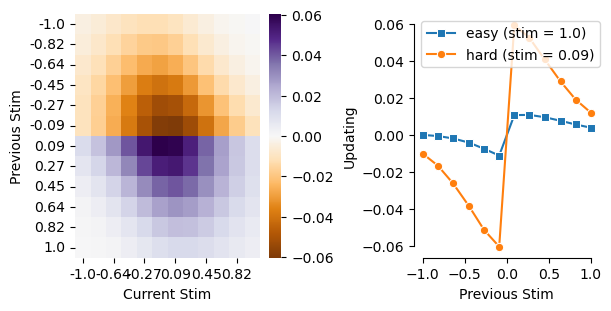
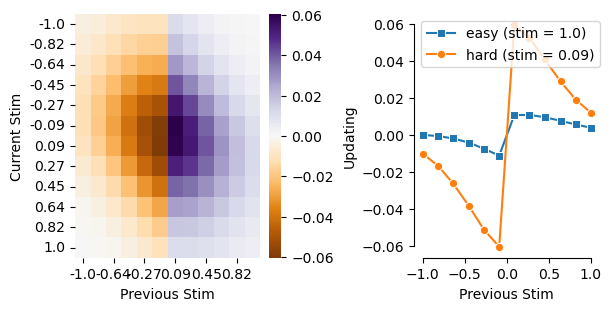
Unified diff of the notebook cell whose output changed from the first chart to the second:
--- before
+++ after
@@ -1,9 +1,10 @@
 from matplotlib.ticker import FormatStrFormatter
 
+x_range = np.linspace(-1,1,12)
 vx_range = np.array([vec(x) for x in x_range])
 
 vw_prev = [0,3] # average (mean, without noise) of previous 
 
-average_psychometric =1.# sigmoid(vw_prev @ vec(0.0))
+average_psychometric = 1.0 #sigmoid(vw_prev @ vec(0.0))
 
 Z = []
@@ -26,12 +27,13 @@
 Z = pd.DataFrame(Z, columns=['Previous Stim', 'Current Stim', 'Updating'])
 Z_matrix = Z.pivot(columns='Previous Stim', index='Current Stim', values='Updating')
-sns.heatmap(Z_matrix.T, center=0., cmap='PuOr', ax=axs[0]);
+sns.heatmap(Z_matrix, center=0., cmap='PuOr', ax=axs[0]);
 
 sns.lineplot(x='Previous Stim', y='Updating', data=Z.query("`Current Stim`==1.0"), 
             label='easy (stim = 1.0)', ax=axs[1], marker='s')
-sns.lineplot(x='Previous Stim', y='Updating', data=Z.query("`Current Stim`==0.09"), 
+hard_stim = round(x_range[int(len(x_range)/2)], 2)
+sns.lineplot(x='Previous Stim', y='Updating', data=Z.query(f"`Current Stim`=={hard_stim}"), 
             label='hard (stim = 0.09)', ax=axs[1], marker='o')
 
 axs[1].legend(loc=2)
 sns.despine(ax=axs[1], trim=True)
-plt.savefig('output.pdf', format='pdf')
+plt.savefig('figures/PG_confidenceguided.pdf', format='pdf')

Commit: add learningrules notebook